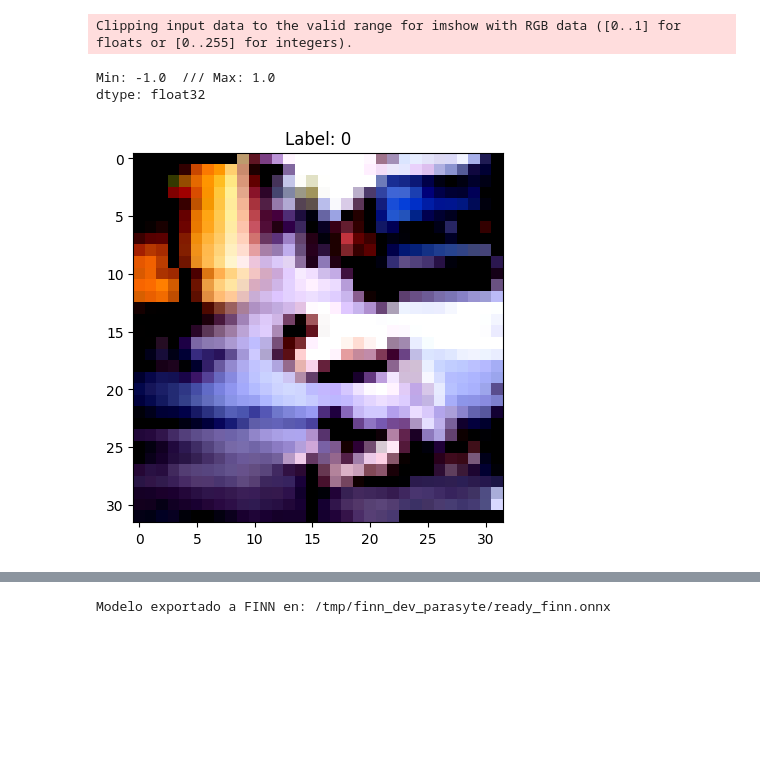
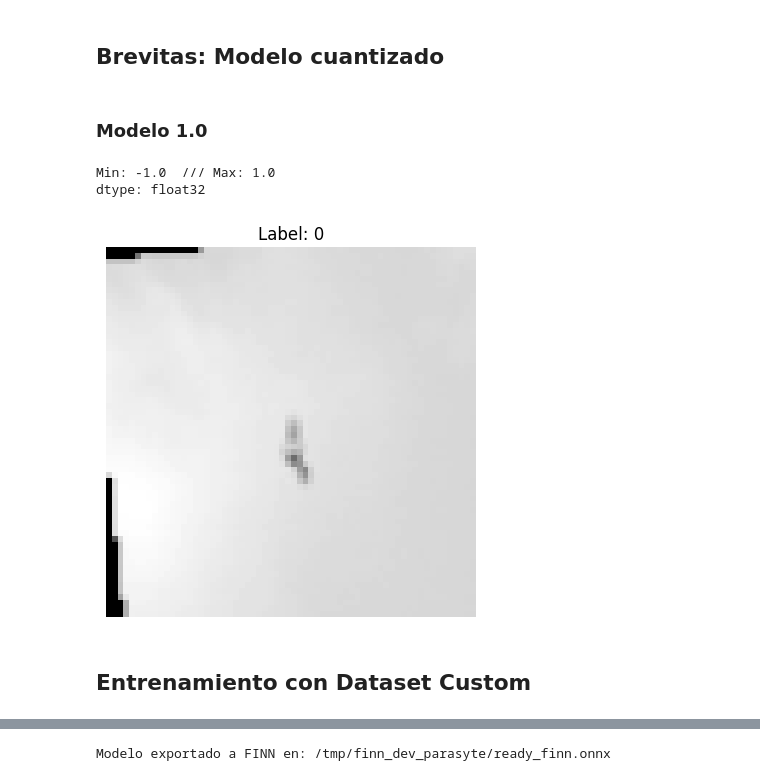
Before and after one commit to ParasyteGS/FINN_Tesis, a Jupyter notebook: Brevitas_final.ipynb, the cells around one changed output, grey strips where cells are left out. Saved outputs shown, nothing was run; the diff lists cells and outputs as text; code cells hidden in the pictures; blank space fills up the shorter version.

```diff
--- a/Brevitas_final.ipynb
+++ b/Brevitas_final.ipynb
@@ -58,0 +1,4 @@ class QuantTinyCNN_FINN(nn.Module):
+# %% [markdown]
+## Brevitas: Modelo cuantizado
+# %% [markdown]
+### Modelo 1.0
@@ -108,7 +112,7 @@ class CustomQuantDataset(Dataset):
         return len(self.image_files)
 
     def __getitem__(self, idx):
-        image = Image.open(self.image_files[idx]).convert("RGB")
+        image = Image.open(self.image_files[idx]).convert("L")
         label = self.labels[idx]
         if self.transform:
             image = self.transform(image)
@@ -118,16 +122,19 @@ class CustomQuantDataset(Dataset):
 # Transform cuantizado
 from torchvision import transforms
 
+
+# Aplicar Data Augmentation, rotaciones, flips, cambios de color, normalización
 transform_quantized = transforms.Compose(
     [
         transforms.Resize((W_H_pixels, W_H_pixels)),
         transforms.RandomHorizontalFlip(),
         transforms.RandomRotation(10),
-        transforms.ColorJitter(brightness=0.2, contrast=0.3, saturation=0.3),
+        # transforms.ColorJitter(brightness=0.2, contrast=0.3, saturation=0.3),
         transforms.RandomResizedCrop(W_H_pixels, scale=(0.8, 1.0)),
         transforms.ToTensor(),
         transforms.Lambda(lambda x: quantize_tensor(x, num_bits=8)),
-        transforms.Normalize([0.5, 0.5, 0.5], [0.5, 0.5, 0.5]),
+        # transforms.Normalize([0.5, 0.5, 0.5], [0.5, 0.5, 0.5]),
+        transforms.Normalize([0.5], [0.5]),
     ]
 )
 
@@ -135,7 +142,9 @@ val_transform_quantized = transforms.Compose(
     [
         transforms.Resize((W_H_pixels, W_H_pixels)),
         transforms.Lambda(lambda x: quantize_tensor(x, num_bits=8)),
-        transforms.Normalize([0.5, 0.5, 0.5], [0.5, 0.5, 0.5]),
+        # transforms.Normalize([0.5, 0.5, 0.5], [0.5, 0.5, 0.5]),
+        transforms.Normalize([0.5], [0.5]),
+
     ]
 )
 
@@ -148,42 +157,40 @@ val_loader = DataLoader(val_dataset, batch_size=32, shuffle=False)
 # %%
 ##Color
 import matplotlib.pyplot as plt
 import numpy as np
-image, label = train_dataset[12] # tu dataset cuantizado
-image = np.array(image)
-image = np.transpose(image, (1, 2, 0))
-print("Min:", np.min(image), " /// Max:", np.max(image))
-print("dtype:", image.dtype) # Plot
-plt.figure()
-plt.imshow(image)
-plt.title(f"Label: {label}")
-plt.show()
 
-## Blanco y negro
+if rgb_l == "RGB":
 
-# import matplotlib.pyplot as plt
-# import numpy as np
+    image, label = train_dataset[12] # tu dataset cuantizado
+    image = np.array(image)
+    image = np.transpose(image, (1, 2, 0))
+    print("Min:", np.min(image), " /// Max:", np.max(image))
+    print("dtype:", image.dtype) # Plot
+    plt.figure()
+    plt.imshow(image)
+    plt.title(f"Label: {label}")
+    plt.show()
+else:
 
-# image, label = train_dataset[10]
-# image = np.array(image)
+    image, label = train_dataset[100]  # imagen monocromática
+    image = np.array(image)
 
-# # Si es 1 canal (blanco y negro), matplotlib espera shape (H, W)
-# if image.shape[0] == 1:
-#     image_to_plot = image[0]  # extraer el canal único
-# else:
-#     image_to_plot = np.transpose(image, (1, 2, 0))  # RGB
+    # Si tiene forma (1, H, W), elimina el canal
+    if image.ndim == 3 and image.shape[0] == 1:
+        image = image[0]  # ahora es (H, W)
 
-# print("Min:", np.min(image_to_plot), " /// Max:", np.max(image_to_plot))
-# print("dtype:", image_to_plot.dtype)
+    print("Min:", np.min(image), " /// Max:", np.max(image))
+    print("dtype:", image.dtype)
 
-# # Plot
-# plt.figure()
-# plt.imshow(image_to_plot, cmap='gray')  # cmap='gray' para blanco y negro
-# plt.title(f"Label: {label}")
-# plt.show()
+    # Mostrar como imagen en escala de grises
+    plt.figure()
+    plt.imshow(image, cmap='gray')  # <- importante para monocromáticas
+    plt.title(f"Label: {label}")
+    plt.axis('off')
 # %% [output]
-Clipping input data to the valid range for imshow with RGB data ([0..1] for floats or [0..255] for integers).
+Min: -1.0  /// Max: 1.0
+dtype: float32
-Min: -1.0  /// Max: 1.0
-dtype: float32
-[figure, old version]
+[figure, new version]
+# %% [markdown]
+## Entrenamiento con Dataset Custom
 # %%
```
Also changed, not shown: parts of 6 cells of this notebook, 29 other files.
